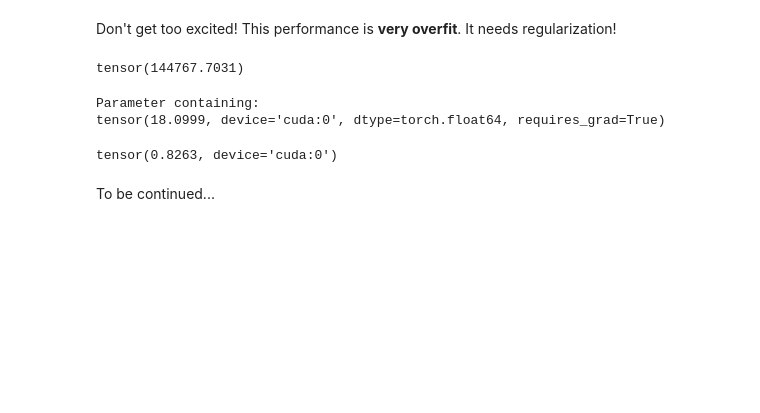
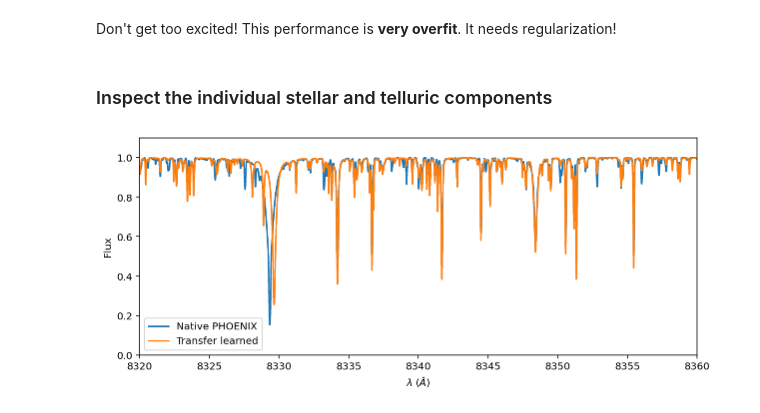
Before and after one commit to gully/blase, a Jupyter notebook: docs/paper_figures/figure_telluric.ipynb, the cells around one changed output. Saved outputs shown, nothing was run; the diff lists cells and outputs as text; code cells hidden in the pictures; blank space fills up the shorter version.

```diff
--- a/docs/paper_figures/figure_telluric.ipynb
+++ b/docs/paper_figures/figure_telluric.ipynb
@@ -264,19 +287,16 @@ ax.set_xlim(8320, 8340)
 # %% [markdown]
 Don't get too excited! This performance is **very overfit**.  It needs regularization!
-# %%
-with torch.no_grad():
-    print(8330/(2.355*torch.exp(instrumental_model.ln_sigma_angs)))
-# %% [output]
-tensor(144767.7031)
-# %%
-stellar_emulator.radial_velocity
-# %% [output]
-Parameter containing:
-tensor(18.0999, device='cuda:0', dtype=torch.float64, requires_grad=True)
-# %%
-with torch.no_grad():
-    print(torch.exp(extrinsic_layer.ln_vsini))
-# %% [output]
-tensor(0.8263, device='cuda:0')
-# %% [markdown]
-To be continued...
+# %% [markdown]
+### Inspect the individual stellar and telluric components
+# %%
+with torch.no_grad():
+    stellar_emulator.radial_velocity.data *=0
+    stellar_post = stellar_emulator.forward().numpy()
+    telluric_post = telluric_emulator.forward().numpy()
+# %%
+ax = spectrum.plot(ylo=0, yhi=1.1, label='Native PHOENIX')
+ax.step(wavelength_grid, stellar_post, label='Transfer learned');
+ax.legend()
+ax.set_xlim(8320, 8360);
+# %% [output]
+[figure, added]
```
Also changed, not shown: parts of 27 cells of this notebook.
